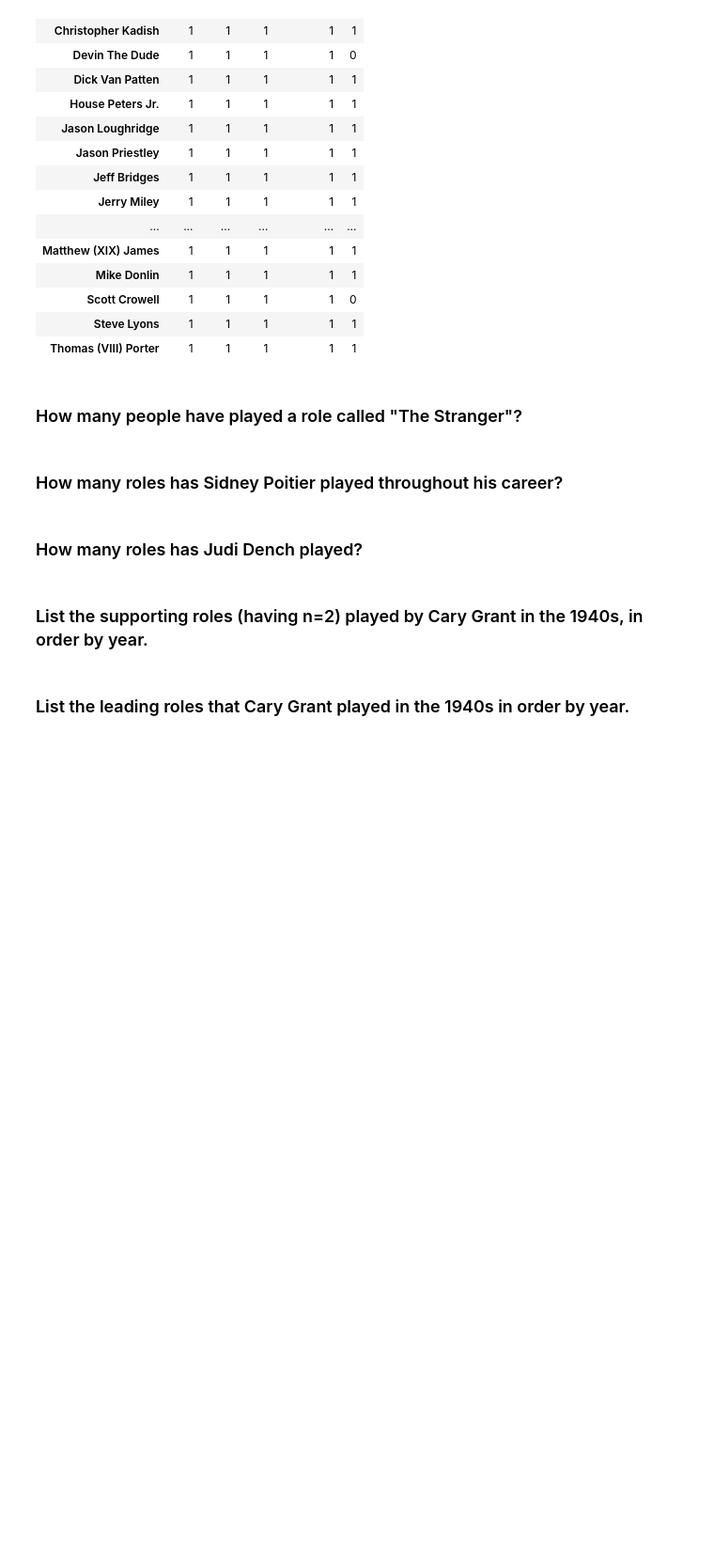
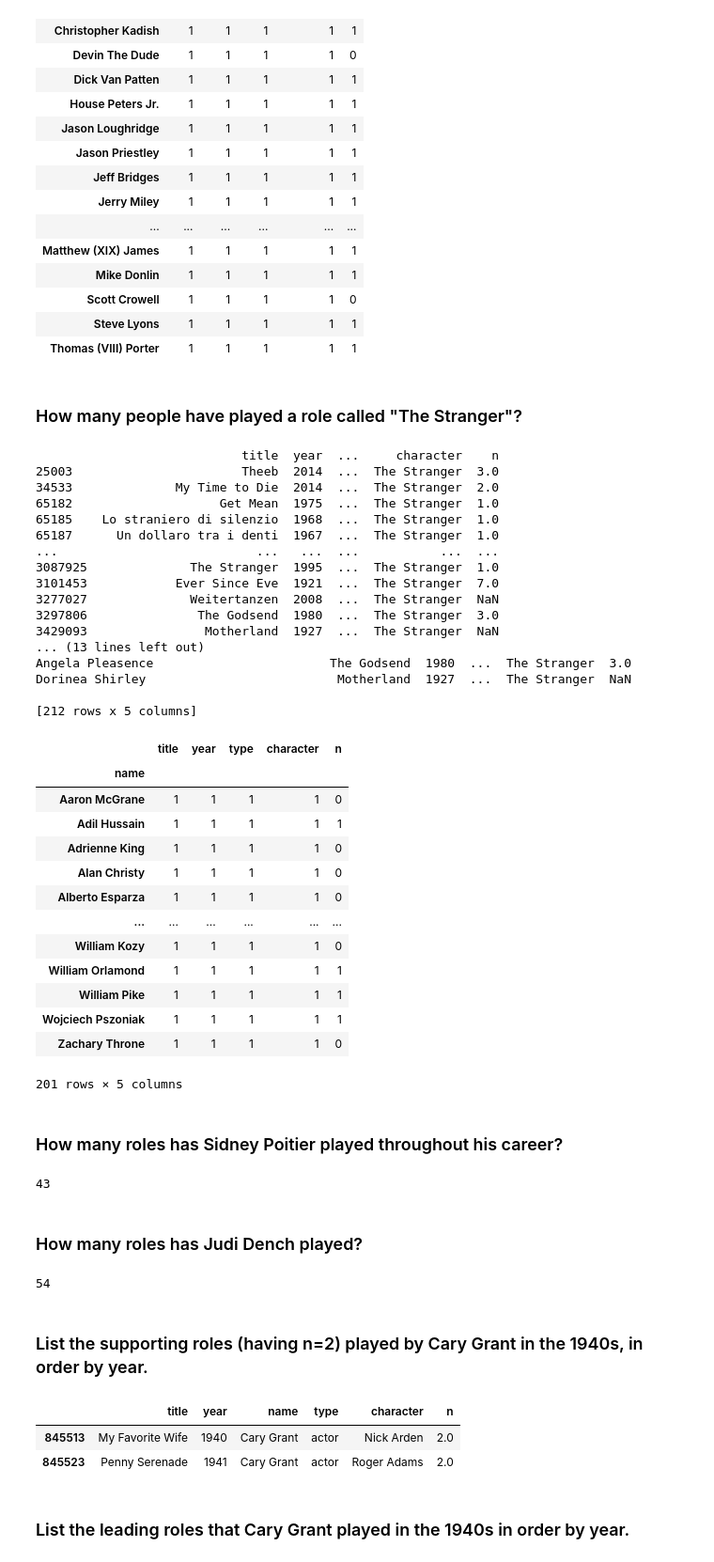
Before and after one commit to digitalminimal/Pandas_exercise, a Jupyter notebook: Exercises-1.ipynb, the cells around one changed output. Shown: that part at 94% size. Saved outputs shown, nothing was run; the diff lists cells and outputs as text; code cells hidden in the pictures; blank space fills up the shorter version.

```diff
--- a/Exercises-1.ipynb
+++ b/Exercises-1.ipynb
@@ -186,7 +193,7 @@ titles[titles['title'].str.contains("Batman")]
 # %% [markdown]
 ### How many roles were there in the movie "Inception"?
 # %%
-casts = pd.read_csv('imdb_pandas/cast.csv')
+casts = pd.read_csv('cast.csv')
 print(casts.head(5))
 print(casts[casts['title']=='Inception'].count())
 # %% [output]
@@ -389,11 +397,67 @@ Joel Weiss             NaN
 | Thomas (VIII) Porter | 1 | 1 | 1 | 1 | 1 |
 # %% [markdown]
 ### How many people have played a role called "The Stranger"?
+# %%
+this=casts[casts['character']=="The Stranger"]
+print(this)
+t=this.set_index('name')
+print(t)
+t.groupby('name').count()
+# %% [output]
+                            title  year  ...     character    n
+25003                       Theeb  2014  ...  The Stranger  3.0
+34533              My Time to Die  2014  ...  The Stranger  2.0
+65182                    Get Mean  1975  ...  The Stranger  1.0
+65185    Lo straniero di silenzio  1968  ...  The Stranger  1.0
+65187      Un dollaro tra i denti  1967  ...  The Stranger  1.0
+...                           ...   ...  ...           ...  ...
+3087925              The Stranger  1995  ...  The Stranger  1.0
+3101453            Ever Since Eve  1921  ...  The Stranger  7.0
+3277027              Weitertanzen  2008  ...  The Stranger  NaN
+3297806               The Godsend  1980  ...  The Stranger  3.0
+3429093                Motherland  1927  ...  The Stranger  NaN
+... (13 lines left out)
+Angela Pleasence                        The Godsend  1980  ...  The Stranger  3.0
+Dorinea Shirley                          Motherland  1927  ...  The Stranger  NaN
+
+[212 rows x 5 columns]
+|  | title | year | type | character | n |
+| name |  |  |  |  |  |
+| Aaron McGrane | 1 | 1 | 1 | 1 | 0 |
+| Adil Hussain | 1 | 1 | 1 | 1 | 1 |
+| Adrienne King | 1 | 1 | 1 | 1 | 0 |
+| Alan Christy | 1 | 1 | 1 | 1 | 0 |
+| Alberto Esparza | 1 | 1 | 1 | 1 | 0 |
+| ... | ... | ... | ... | ... | ... |
+| William Kozy | 1 | 1 | 1 | 1 | 0 |
+| William Orlamond | 1 | 1 | 1 | 1 | 1 |
+| William Pike | 1 | 1 | 1 | 1 | 1 |
+| Wojciech Pszoniak | 1 | 1 | 1 | 1 | 1 |
+| Zachary Throne | 1 | 1 | 1 | 1 | 0 |
+201 rows × 5 columns
 # %% [markdown]
 ### How many roles has Sidney Poitier played throughout his career?
+# %%
+len(cast[cast["name"].str.contains("Sidney Poitier")])
+# %% [output]
+43
 # %% [markdown]
 ### How many roles has Judi Dench played?
+# %%
+len(cast[cast["name"].str.contains("Judi Dench")])
+# %% [output]
+54
 # %% [markdown]
 ### List the supporting roles (having n=2) played by Cary Grant in the 1940s, in order by year.
+# %%
+cary=cast[cast["name"].str.contains("Cary Grant")]
+cary=cary[cary['n']==2]
+
+cary=cary[(cary['year']>=1940) & (cary['year']<1950) ].sort_values(by= 'year', ascending=True)
+cary
+# %% [output]
+|  | title | year | name | type | character | n |
+| 845513 | My Favorite Wife | 1940 | Cary Grant | actor | Nick Arden | 2.0 |
+| 845523 | Penny Serenade | 1941 | Cary Grant | actor | Roger Adams | 2.0 |
 # %% [markdown]
 ### List the leading roles that Cary Grant played in the 1940s in order by year.
```
Also changed, not shown: parts of 11 cells of this notebook.
